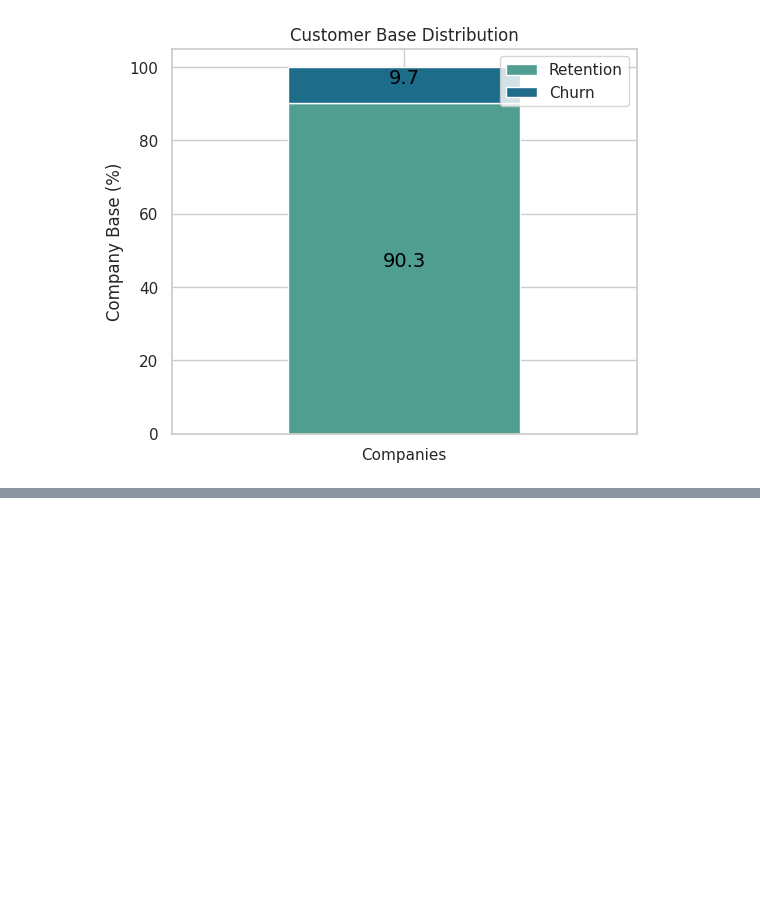
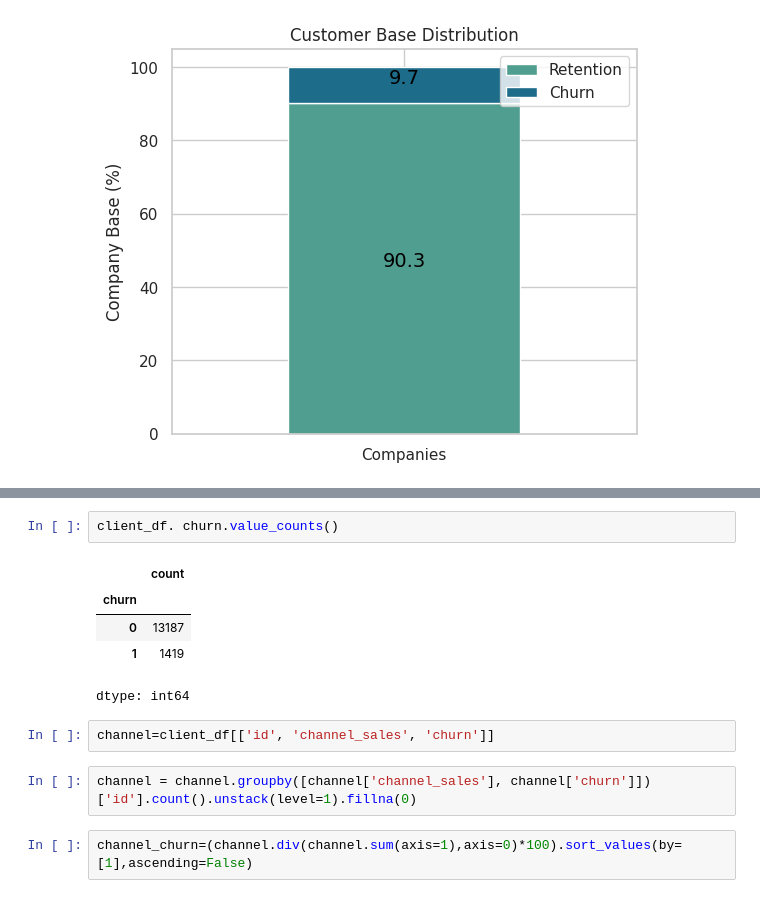
Before and after one commit to SurekhaBerlin/BCGX-Data-Science-Internship, a Jupyter notebook: BCGX_Data_Science_project.ipynb, the cells around one changed output, grey strips where cells are left out. Saved outputs shown, nothing was run; the diff lists cells and outputs as text; blank space fills up the shorter version.

```diff
--- a/BCGX_Data_Science_project.ipynb
+++ b/BCGX_Data_Science_project.ipynb
@@ -318,0 +339,14 @@ plt.show()
+# %%
+client_df. churn.value_counts()
+# %% [output]
+|  | count |
+| churn |  |
+| 0 | 13187 |
+| 1 | 1419 |
+dtype: int64
+# %%
+channel=client_df[['id', 'channel_sales', 'churn']]
+# %%
+channel = channel.groupby([channel['channel_sales'], channel['churn']])['id'].count().unstack(level=1).fillna(0)
+# %%
+channel_churn=(channel.div(channel.sum(axis=1),axis=0)*100).sort_values(by=[1],ascending=False)
```
Also changed, not shown: parts of 5 cells of this notebook.
